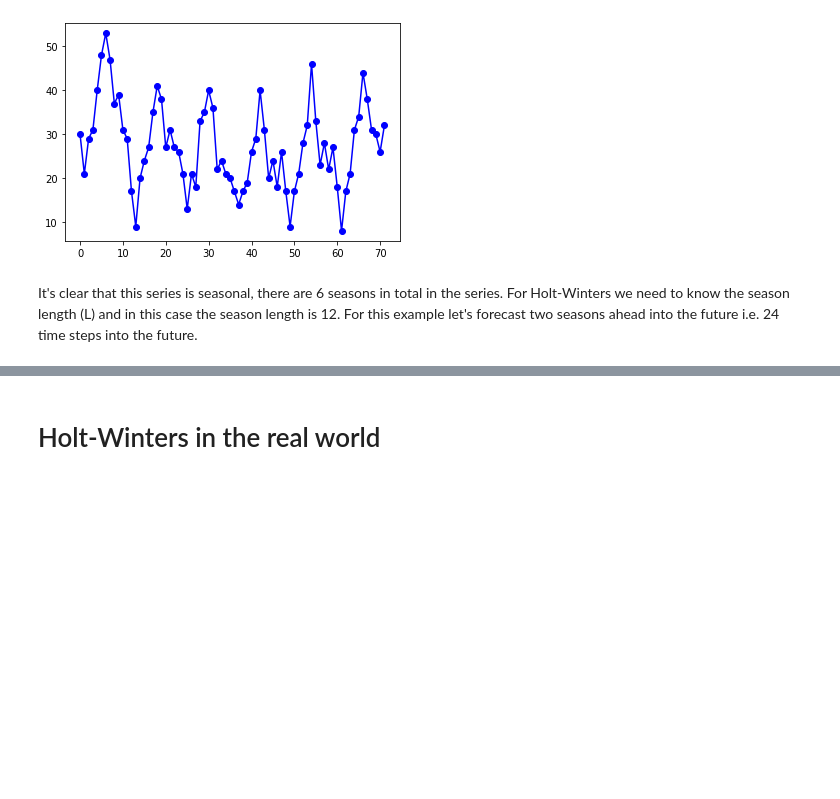
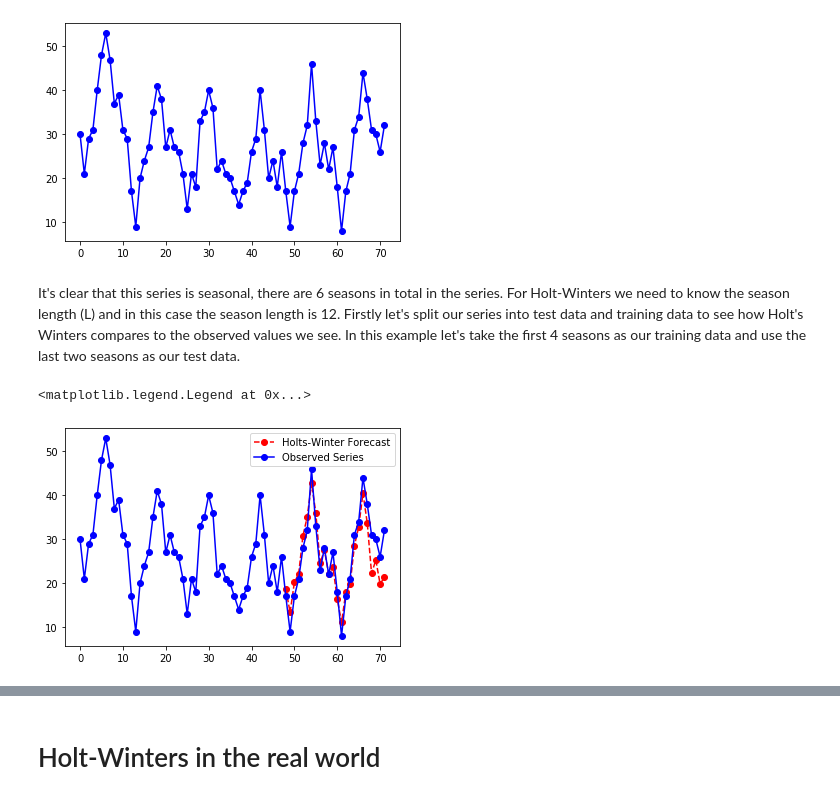
Before and after one commit to stefan262/Practical-ML-DS, a Jupyter notebook: Chapter 2. Python for Data Scientists/Module 7. Other ML Problems/Time Series/2. Holt-Winters Method for Time Series Forecasting.ipynb, the cells around one changed output, grey strips where cells are left out. Drawn from its saved outputs; the diff is of its cells as text; code cells hidden in the pictures; blank space fills up the shorter version.

```diff
--- a/Chapter 2. Python for Data Scientists/Module 7. Other ML Problems/Time Series/2. Holt-Winters Method for Time Series Forecasting.ipynb
+++ b/Chapter 2. Python for Data Scientists/Module 7. Other ML Problems/Time Series/2. Holt-Winters Method for Time Series Forecasting.ipynb
@@ -376,4 +402,14 @@ plt.plot(series, 'bo-')
 [<matplotlib.lines.Line2D at 0x...>]
 [figure]
 # %% [markdown]
-It's clear that this series is seasonal, there are 6 seasons in total in the series. For Holt-Winters we need to know the season length (L) and in this case the season length is 12.  For this example let's forecast two seasons ahead into the future i.e. 24 time steps into the future.
+It's clear that this series is seasonal, there are 6 seasons in total in the series. For Holt-Winters we need to know the season length (L) and in this case the season length is 12. Firstly let's split our series into test data and training data to see how Holt's Winters compares to the observed values we see. In this example let's take the first 4 seasons as our training data and use the last two seasons as our test data.
+# %%
+result = triple_exponential_smoothing(series[:48], 12, 0.716, 0.029, 0.993, 24)
+import matplotlib.pyplot as plt
+
+plt.plot(range(48,72),result[-24:], 'ro--', label='Holts-Winter Forecast')
+plt.plot(series, 'bo-', label='Observed Series')
+plt.legend()
+# %% [output]
+<matplotlib.legend.Legend at 0x...>
+[figure, added]
```
Also changed, not shown: parts of 20 cells of this notebook.
